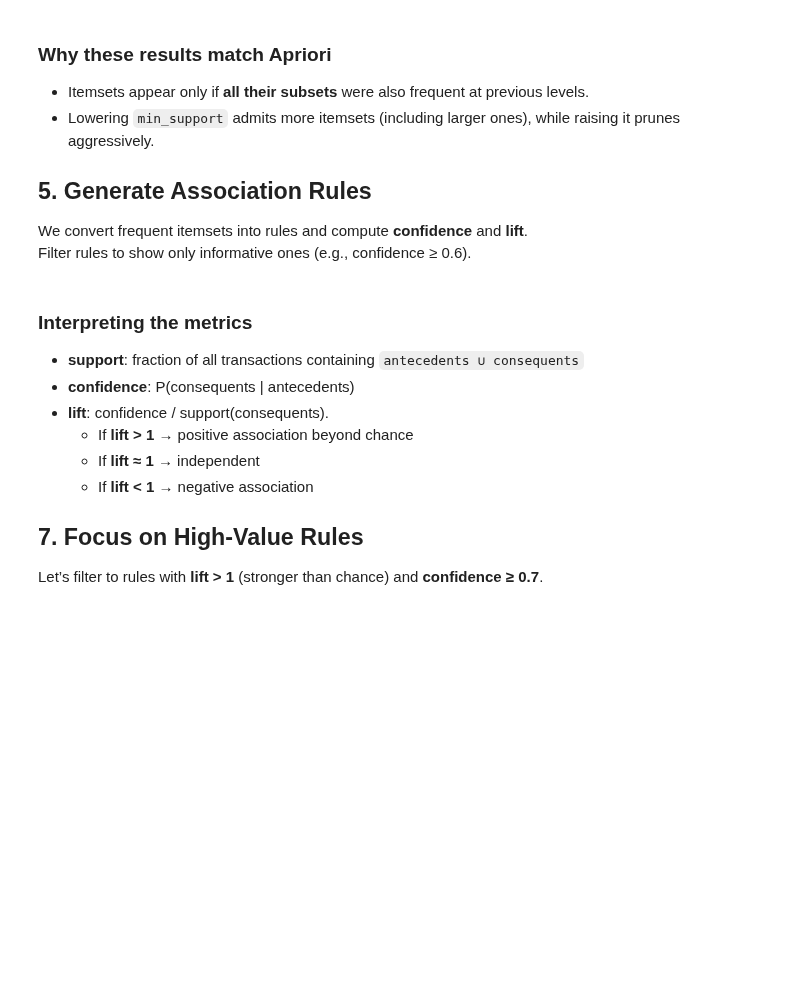
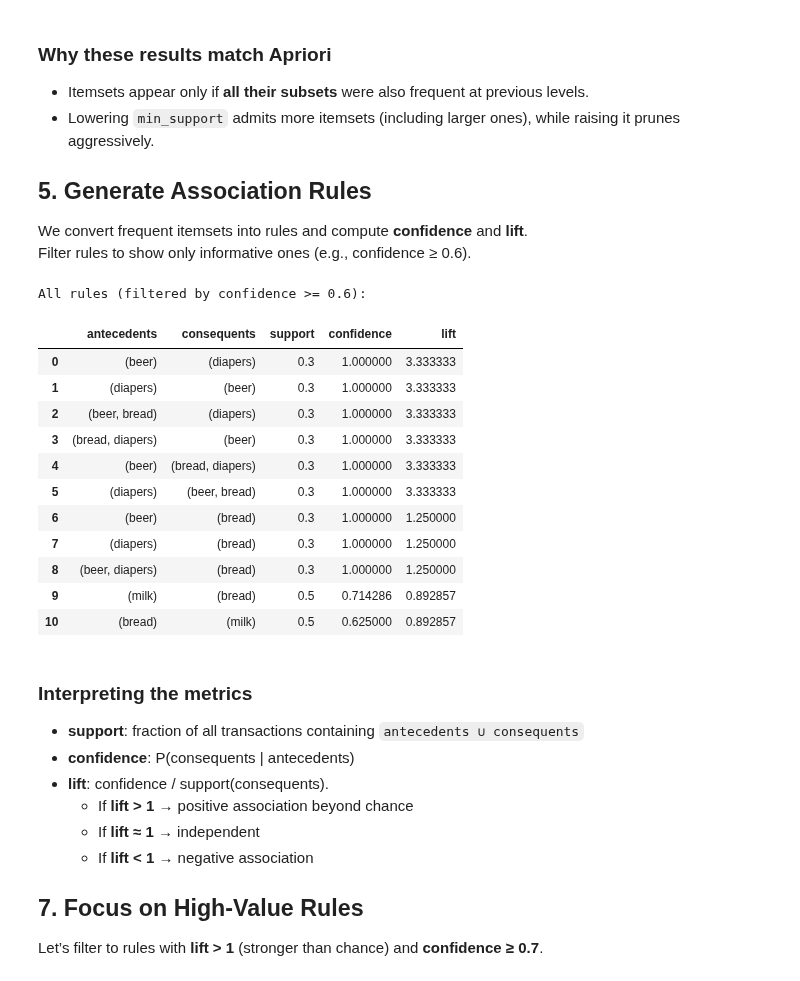
Before and after one commit to orchlonn/CS-456, a Jupyter notebook: Quizzes/Quiz-5.3/orchlon_Quiz53.ipynb, the cells around one changed output. Drawn from its saved outputs; the diff is of its cells as text; code cells hidden in the pictures; blank space fills up the shorter version.

```diff
--- a/Quizzes/Quiz-5.3/orchlon_Quiz53.ipynb
+++ b/Quizzes/Quiz-5.3/orchlon_Quiz53.ipynb
@@ -66,4 +73,8 @@ for i, t in enumerate(transactions[:5], start=1):
 
 `mlxtend`’s `TransactionEncoder` converts a list of lists into a boolean (0/1) matrix that Apriori expects.
 # %%
-# Your code:
+te = TransactionEncoder()
+te_array = te.fit(transactions).transform(transactions)
+df = pd.DataFrame(te_array, columns=te.columns_)
+print("One hot encoded dataset (True means item present in the transaction:)")
+display(df.head())
@@ -108,6 +149,8 @@ frequent_itemsets = apriori(
 )
 # Sort by length then support for readability
 # Your code:
+frequent_itemsets['itemset_len'] = frequent_itemsets['itemsets'].apply(len)
+frequent_itemsets = frequent_itemsets.sort_values(["itemset_len", "support"], ascending=[True, False])
 
 print(f"Frequent itemsets with min_support = {min_support}:")
 display(frequent_itemsets)
@@ -123,13 +171,28 @@ Filter rules to show only informative ones (e.g., confidence ≥ 0.6).
 # %%
 
 rules = association_rules(
-    # Your code:
-
+    frequent_itemsets,
+    metric="confidence",
+    min_threshold=0.6
 ).sort_values(["confidence", "lift"], ascending=False)
 
 print("All rules (filtered by confidence >= 0.6):")
 cols_to_show = ["antecedents", "consequents", "support", "confidence", "lift",]
 display(rules[cols_to_show].reset_index(drop=True))
+# %% [output]
+All rules (filtered by confidence >= 0.6):
+|  | antecedents | consequents | support | confidence | lift |
+| 0 | (beer) | (diapers) | 0.3 | 1.000000 | 3.333333 |
+| 1 | (diapers) | (beer) | 0.3 | 1.000000 | 3.333333 |
+| 2 | (beer, bread) | (diapers) | 0.3 | 1.000000 | 3.333333 |
+| 3 | (bread, diapers) | (beer) | 0.3 | 1.000000 | 3.333333 |
+| 4 | (beer) | (bread, diapers) | 0.3 | 1.000000 | 3.333333 |
+| 5 | (diapers) | (beer, bread) | 0.3 | 1.000000 | 3.333333 |
+| 6 | (beer) | (bread) | 0.3 | 1.000000 | 1.250000 |
+| 7 | (diapers) | (bread) | 0.3 | 1.000000 | 1.250000 |
+| 8 | (beer, diapers) | (bread) | 0.3 | 1.000000 | 1.250000 |
+| 9 | (milk) | (bread) | 0.5 | 0.714286 | 0.892857 |
+| 10 | (bread) | (milk) | 0.5 | 0.625000 | 0.892857 |
 # %% [markdown]
 ### Interpreting the metrics
 - **support**: fraction of all transactions containing `antecedents ∪ consequents`
```
Also changed, not shown: parts of 15 cells of this notebook.
